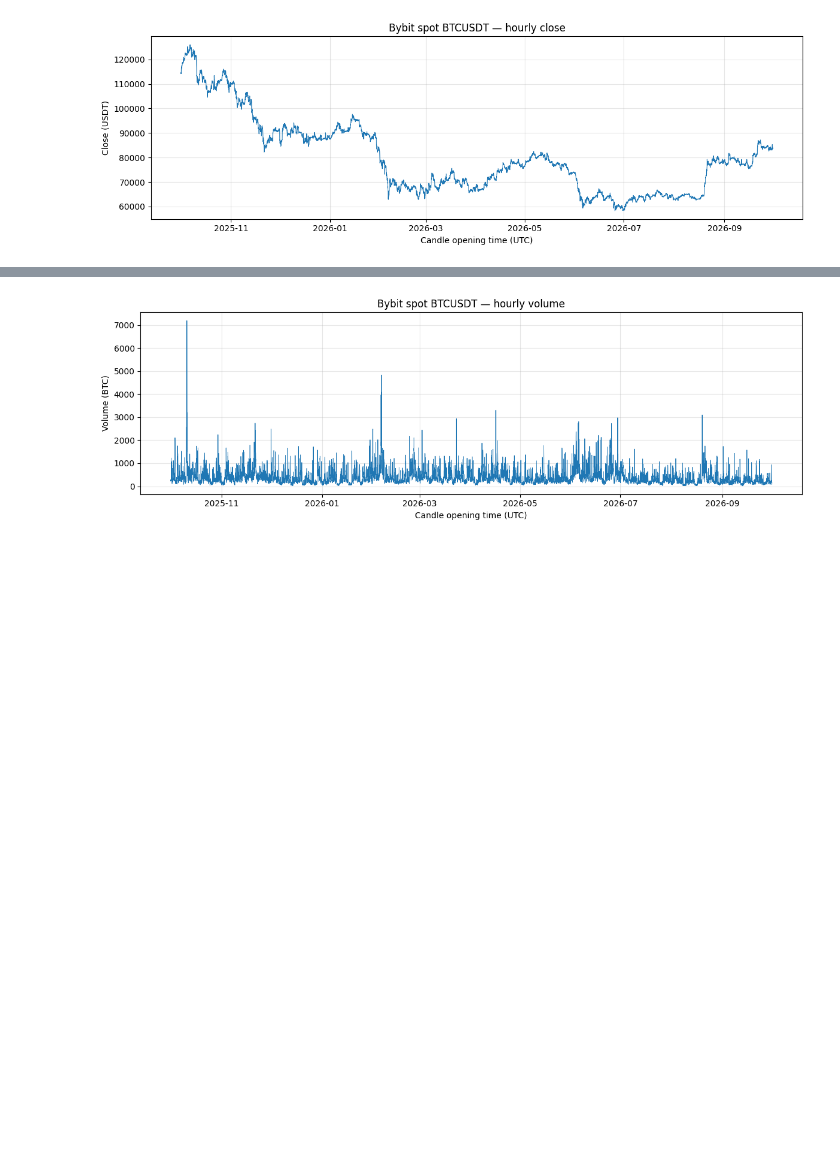
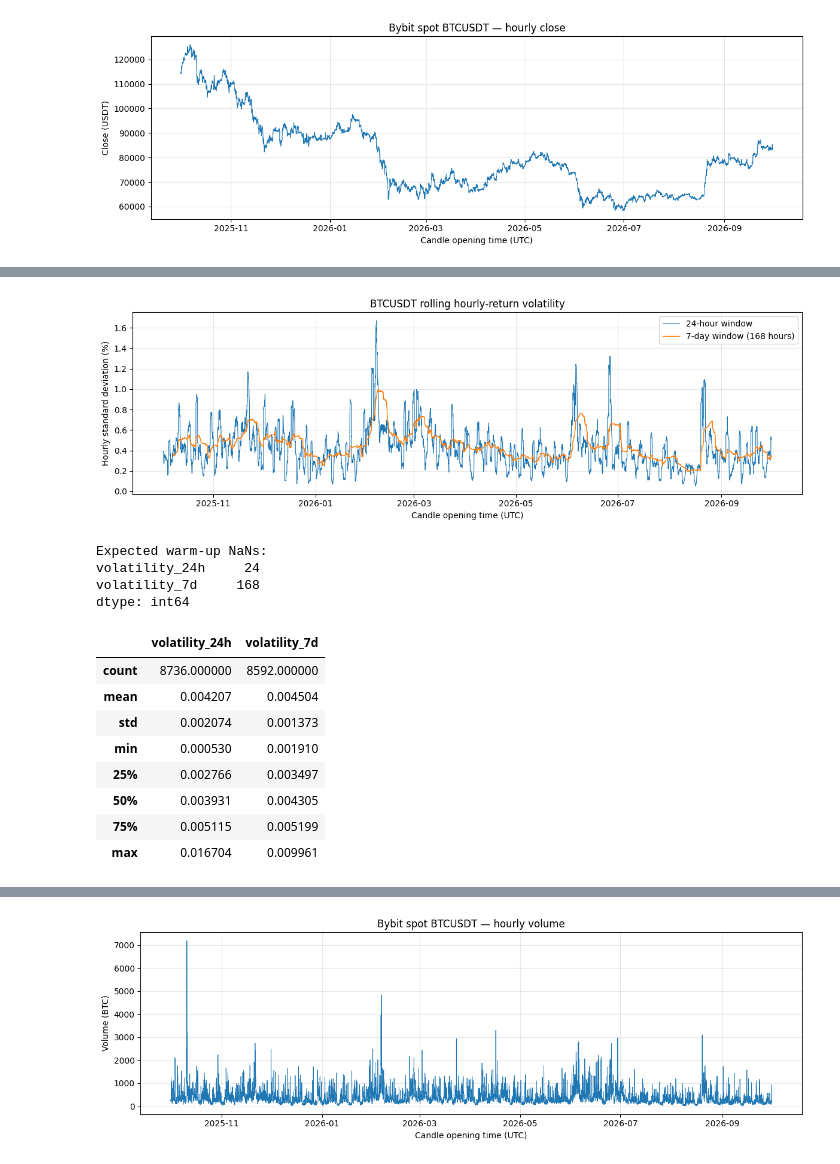
Before and after one commit to puckmandestroyer/trading-lab, a Jupyter notebook: notebooks/01_data_exploration.ipynb, the cells around one changed output, grey strips where cells are left out. Saved outputs shown, nothing was run; the diff lists cells and outputs as text; code cells hidden in the pictures; blank space fills up the shorter version.

```diff
--- a/notebooks/01_data_exploration.ipynb
+++ b/notebooks/01_data_exploration.ipynb
@@ -49,15 +54,15 @@ END = "2026-10-01T00:00:00Z"  # Exclusive: the last candle opens one hour earlie
 CSV_PATH = PROJECT_ROOT / "data" / "raw" / "BTCUSDT_1h.csv"
 
 if CSV_PATH.exists():
-    df = load_ohlcv_csv(CSV_PATH, interval="60", start=START, end=END)
+    raw_df = load_ohlcv_csv(CSV_PATH, interval="60", start=START, end=END)
     print("Loaded local snapshot:", CSV_PATH)
 else:
-    df = download_ohlcv(
+    raw_df = download_ohlcv(
         start=START, end=END, symbol="BTCUSDT", category="spot", interval="60"
     )
-    save_ohlcv(df, CSV_PATH)
+    save_ohlcv(raw_df, CSV_PATH)
     print("Downloaded and saved:", CSV_PATH)
-    print("API pages:", df.attrs["pages_downloaded"])
-    print("Identical duplicates removed:", df.attrs["duplicate_rows_removed"])
+    print("API pages:", raw_df.attrs["pages_downloaded"])
+    print("Identical duplicates removed:", raw_df.attrs["duplicate_rows_removed"])
 # %% [output]
 Loaded local snapshot: /Users/romankondratenko/trading-lab/Trading Lab/data/raw/BTCUSDT_1h.csv
@@ -202,0 +307,35 @@ Plot hourly traded BTC volume. Large spikes are observations to investigate, not
+# %%
+df["volatility_24h"] = df["simple_return"].rolling(
+    window=24, min_periods=24
+).std(ddof=1)
+df["volatility_7d"] = df["simple_return"].rolling(
+    window=168, min_periods=168
+).std(ddof=1)
+
+fig, ax = plt.subplots(figsize=(12, 4))
+ax.plot(df["timestamp"], df["volatility_24h"] * 100, label="24-hour window", linewidth=0.8)
+ax.plot(df["timestamp"], df["volatility_7d"] * 100, label="7-day window (168 hours)", linewidth=1)
+ax.set(title="BTCUSDT rolling hourly-return volatility", xlabel="Candle opening time (UTC)", ylabel="Hourly standard deviation (%)")
+ax.legend()
+ax.grid(alpha=0.3)
+fig.tight_layout()
+plt.show()
+
+print("Expected warm-up NaNs:")
+print(df[["volatility_24h", "volatility_7d"]].isna().sum())
+display(df[["volatility_24h", "volatility_7d"]].describe())
+# %% [output]
+[figure, added]
+Expected warm-up NaNs:
+volatility_24h     24
+volatility_7d     168
+dtype: int64
+|  | volatility_24h | volatility_7d |
+| count | 8736.000000 | 8592.000000 |
+| mean | 0.004207 | 0.004504 |
+| std | 0.002074 | 0.001373 |
+| min | 0.000530 | 0.001910 |
+| 25% | 0.002766 | 0.003497 |
+| 50% | 0.003931 | 0.004305 |
+| 75% | 0.005115 | 0.005199 |
+| max | 0.016704 | 0.009961 |
```
Also changed, not shown: parts of 39 cells of this notebook, 3 other files.
